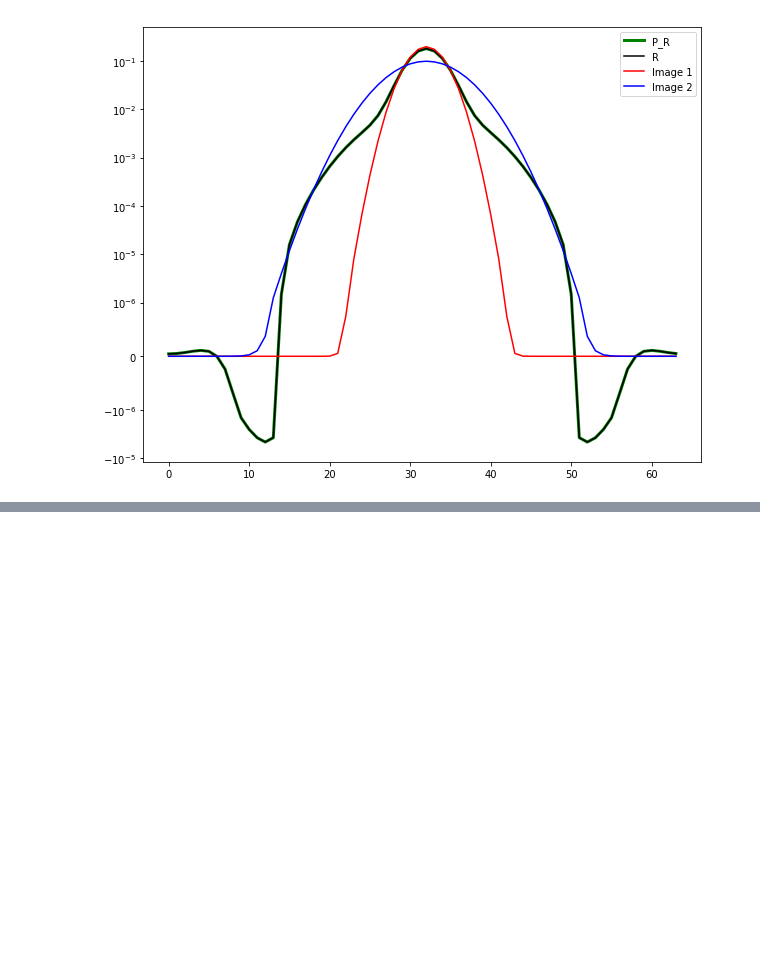
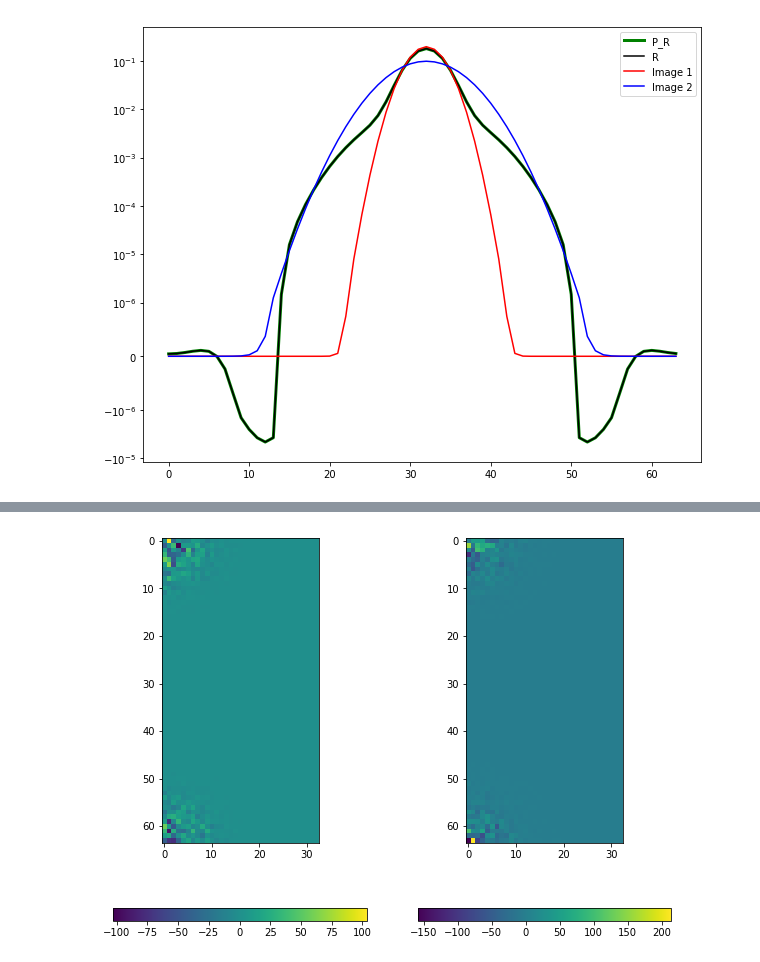
Before and after one commit to dstndstn/detection-paper, a Jupyter notebook: zackay.ipynb, the cells around one changed output, grey strips where cells are left out. Saved outputs shown, nothing was run; the diff lists cells and outputs as text; code cells hidden in the pictures; blank space fills up the shorter version.

```diff
--- a/zackay.ipynb
+++ b/zackay.ipynb
@@ -253,0 +282,9 @@ plt.legend();
+# %%
+plt.subplot(1,2,1)
+plt.imshow(N.real)
+plt.colorbar(orientation='horizontal')
+plt.subplot(1,2,2)
+plt.imshow(N.imag)
+plt.colorbar(orientation='horizontal');
+# %% [output]
+[figure, added]
```
Also changed, not shown: parts of 15 cells of this notebook.
